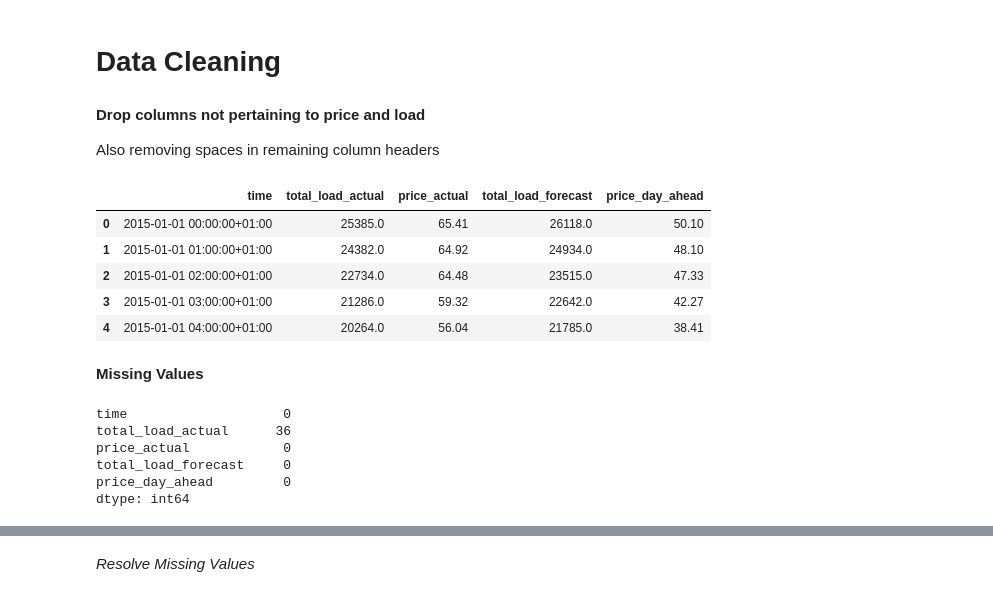
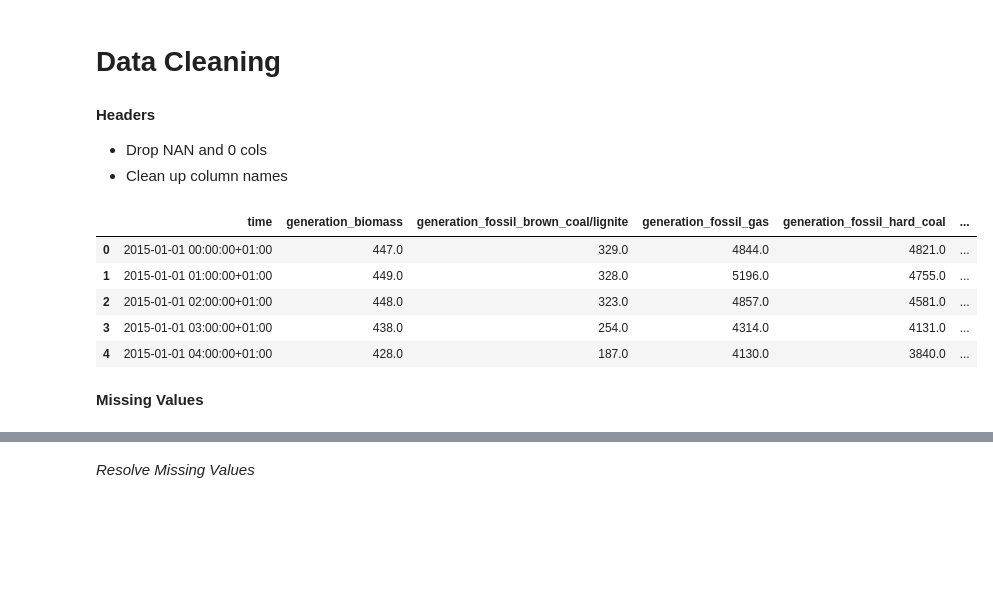
Before and after one commit to KishenSharma6/SpainEnergyAnalysis, a Jupyter notebook: Project Codes/01_Data_Cleaning/2020_0505_Energy_Dataset_Cleaning.ipynb, the cells around one changed output, grey strips where cells are left out. Drawn from its saved outputs; the diff is of its cells as text; code cells hidden in the pictures; blank space fills up the shorter version.

```diff
--- a/Project Codes/01_Data_Cleaning/2020_0505_Energy_Dataset_Cleaning.ipynb
+++ b/Project Codes/01_Data_Cleaning/2020_0505_Energy_Dataset_Cleaning.ipynb
@@ -75,37 +127,30 @@ Shape of data: (35064, 29)
 # %% [markdown]
 # Data Cleaning
-# %% [markdown]
-**Drop columns not pertaining to price and load**
-
-Also removing spaces in remaining column headers
+# %% [markdown]
+**Headers**
+- Drop NAN and 0 cols
+- Clean up column names
 # %%
-#Subset price and load columns
-df = df[['time', 'total load actual', 'price actual','total load forecast','price day ahead']]
+#Drop nan cols
+df.dropna(axis =1, inplace= True,thresh=1)
+
+#Drop cols with only 1 unique value in column
+df = df.loc[:,df.apply(pd.Series.nunique) != 1]
 
 #Replace \s with _ in column headers
 df.columns = df.columns.str.replace('\s', '_', regex = True)
 
 #Check
-df.head()
+display(df.head())
 # %% [output]
-|  | time | total_load_actual | price_actual | total_load_forecast | price_day_ahead |
-| 0 | 2015-01-01 00:00:00+01:00 | 25385.0 | 65.41 | 26118.0 | 50.10 |
-| 1 | 2015-01-01 01:00:00+01:00 | 24382.0 | 64.92 | 24934.0 | 48.10 |
-| 2 | 2015-01-01 02:00:00+01:00 | 22734.0 | 64.48 | 23515.0 | 47.33 |
-| 3 | 2015-01-01 03:00:00+01:00 | 21286.0 | 59.32 | 22642.0 | 42.27 |
-| 4 | 2015-01-01 04:00:00+01:00 | 20264.0 | 56.04 | 21785.0 | 38.41 |
+|  | time | generation_biomass | generation_fossil_brown_coal/lignite | generation_fossil_gas | generation_fossil_hard_coal | ... |
+| 0 | 2015-01-01 00:00:00+01:00 | 447.0 | 329.0 | 4844.0 | 4821.0 | ... |
+| 1 | 2015-01-01 01:00:00+01:00 | 449.0 | 328.0 | 5196.0 | 4755.0 | ... |
+| 2 | 2015-01-01 02:00:00+01:00 | 448.0 | 323.0 | 4857.0 | 4581.0 | ... |
+| 3 | 2015-01-01 03:00:00+01:00 | 438.0 | 254.0 | 4314.0 | 4131.0 | ... |
+| 4 | 2015-01-01 04:00:00+01:00 | 428.0 | 187.0 | 4130.0 | 3840.0 | ... |
 # %% [markdown]
 **Missing Values**
-# %%
-#Check for missing values
-df.isna().sum()
-# %% [output]
-time                    0
-total_load_actual      36
-price_actual            0
-total_load_forecast     0
-price_day_ahead         0
-dtype: int64
 # %%
 #Capture rows with at least one missing value and assign to missing
 missing = df[df.isnull().any(axis=1)]
```
Also changed, not shown: parts of 6 cells of this notebook, 2 other files.
